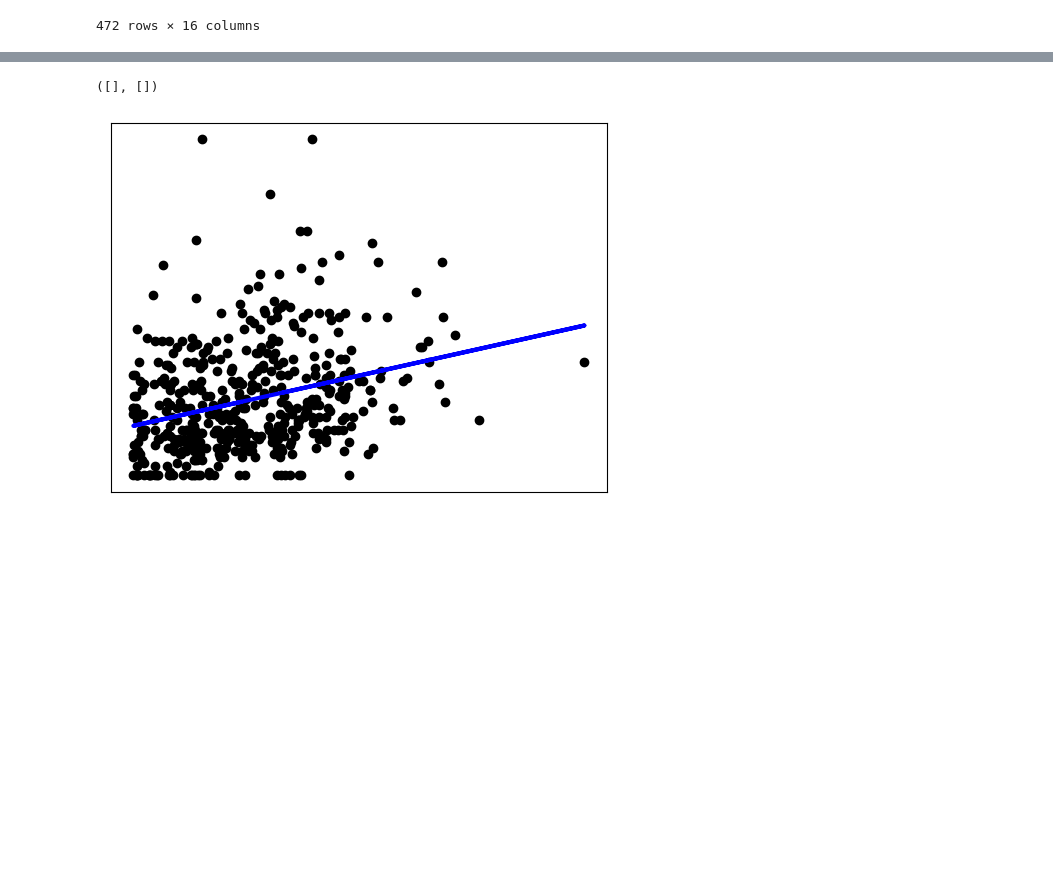
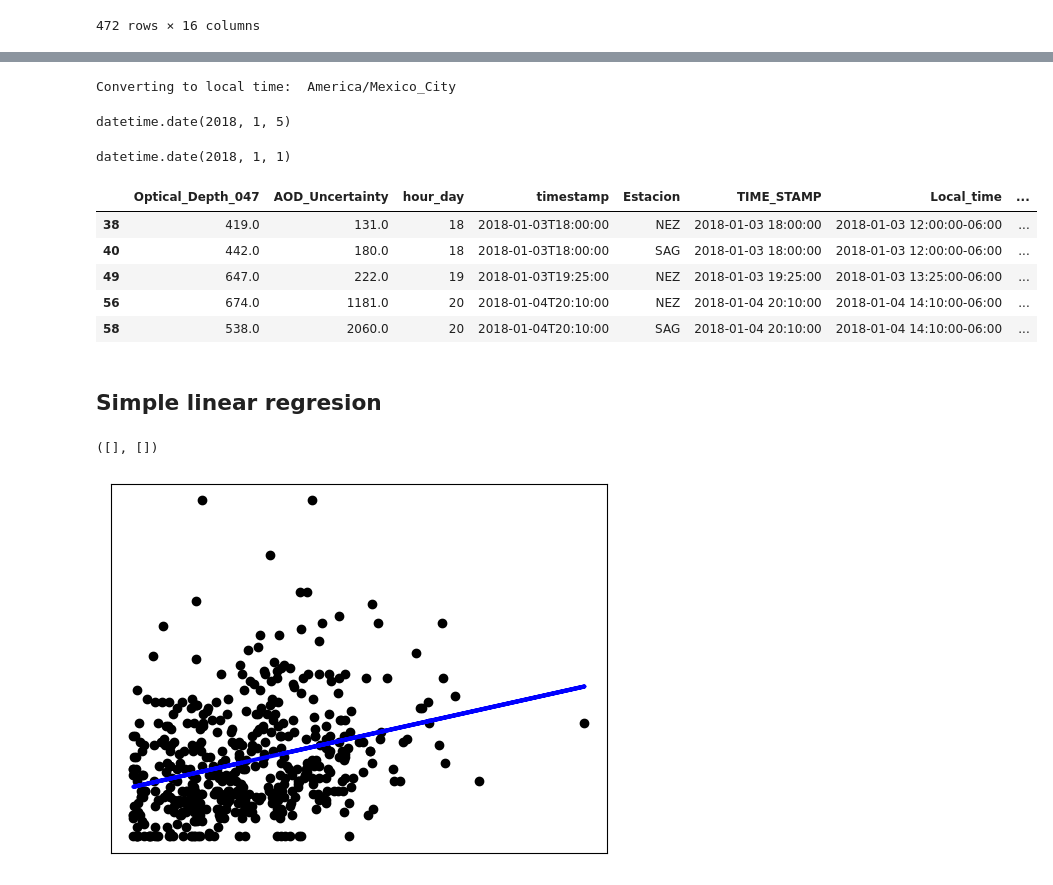
Before and after one commit to msalazarcgeo/contaminantes_satelites, a Jupyter notebook: notebooks/Clean_AOD_data.ipynb, the cells around one changed output, grey strips where cells are left out. Drawn from its saved outputs; the diff is of its cells as text; code cells hidden in the pictures; blank space fills up the shorter version.

```diff
--- a/notebooks/Clean_AOD_data.ipynb
+++ b/notebooks/Clean_AOD_data.ipynb
@@ -252,3 +269,60 @@ AOD_PM25_estaciones_sel
+# %%
+def load_PM25(path, initial_interval, end_interval, zona_metropoli = 'ZMVM'):
+    """Loading and cleaning the data from the PM 25
+    """
+    pm2_5_esta =  pd.read_csv(path, sep =';')## Load
+    pm2_5_esta.drop(columns='Unnamed: 0',  inplace = True) #drop
+    pm2_5_esta= pm2_5_esta[pm2_5_esta['VALOR'].isna() ==False] #drop NaN values
+    pm2_5_esta.FECHA= pd.to_datetime(pm2_5_esta.FECHA) #to datetime
+    pm2_5_esta_interval=  pm2_5_esta[(pm2_5_esta.FECHA > pd.to_datetime(initial_interval)) &
+                                     (pm2_5_esta.FECHA < pd.to_datetime(end_interval))] ### get interval
+    pm2_5_esta_interval= pm2_5_esta_interval[pm2_5_esta_interval['CVE_EST'].apply(lambda l: zona_metropoli in l)]
+    pm2_5_esta_interval['Estacion'] = pm2_5_esta_interval['CVE_EST'].apply(lambda l: l.split('_')[0])
+    pm2_5_esta_interval['FECHA_date']= pm2_5_esta_interval['FECHA'].apply(lambda l: l.date())
+
+
+    return pm2_5_esta_interval
+# %%
+def merge_AOD_PM25(df_AOD, df_PM25 ):
+    """
+    Merge the table from the AOD data and the PM 2.5 from stations
+    """
+    AOD_PM25_esta =  df_AOD.merge(df_PM25,
+                                  how= 'left',
+                                  right_on = ['Estacion','HORA', 'FECHA_date' ],
+                                  left_on=['Estacion','Local_time_hour' ,'Local_time_date' ]
+                                 )
+    AOD_PM25_esta=  AOD_PM25_esta[AOD_PM25_esta['VALOR'].isna()==False]
+
+    return AOD_PM25_esta
+# %%
+AOD_dat = load_AOD_data('../data_s/red_estaciones_todos_2018.csv')
+PM25_dat = load_PM25('../data_s/PM2.5/PM2_5_2004-2021.csv',
+                     initial_interval='2018-01-01',
+                     end_interval='2019-01-01')
+# %% [output]
+Converting to local time:  America/Mexico_City
+# %%
+PM25_dat['FECHA_date'].iloc[0]
+# %% [output]
+datetime.date(2018, 1, 5)
+# %%
+AOD_dat['Local_time_date'].iloc[0]
+# %% [output]
+datetime.date(2018, 1, 1)
+# %%
+AOD_PM25_all_2018 = merge_AOD_PM25(AOD_dat, PM25_dat)
+# %%
+AOD_PM25_all_2018.head()
+# %% [output]
+|  | Optical_Depth_047 | AOD_Uncertainty | hour_day | timestamp | Estacion | TIME_STAMP | Local_time | ... |
+| 38 | 419.0 | 131.0 | 18 | 2018-01-03T18:00:00 | NEZ | 2018-01-03 18:00:00 | 2018-01-03 12:00:00-06:00 | ... |
+| 40 | 442.0 | 180.0 | 18 | 2018-01-03T18:00:00 | SAG | 2018-01-03 18:00:00 | 2018-01-03 12:00:00-06:00 | ... |
+| 49 | 647.0 | 222.0 | 19 | 2018-01-03T19:25:00 | NEZ | 2018-01-03 19:25:00 | 2018-01-03 13:25:00-06:00 | ... |
+| 56 | 674.0 | 1181.0 | 20 | 2018-01-04T20:10:00 | NEZ | 2018-01-04 20:10:00 | 2018-01-04 14:10:00-06:00 | ... |
+| 58 | 538.0 | 2060.0 | 20 | 2018-01-04T20:10:00 | SAG | 2018-01-04 20:10:00 | 2018-01-04 14:10:00-06:00 | ... |
+# %% [markdown]
+## Simple linear regresion
 # %%
 from sklearn import  linear_model
 import matplotlib.pyplot as plt
```
Also changed, not shown: parts of 7 cells of this notebook, 1 other file.
